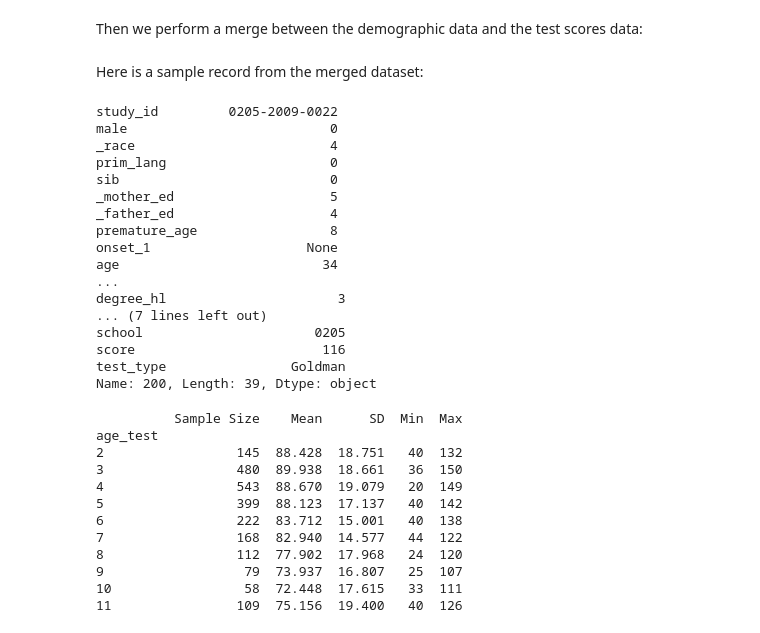
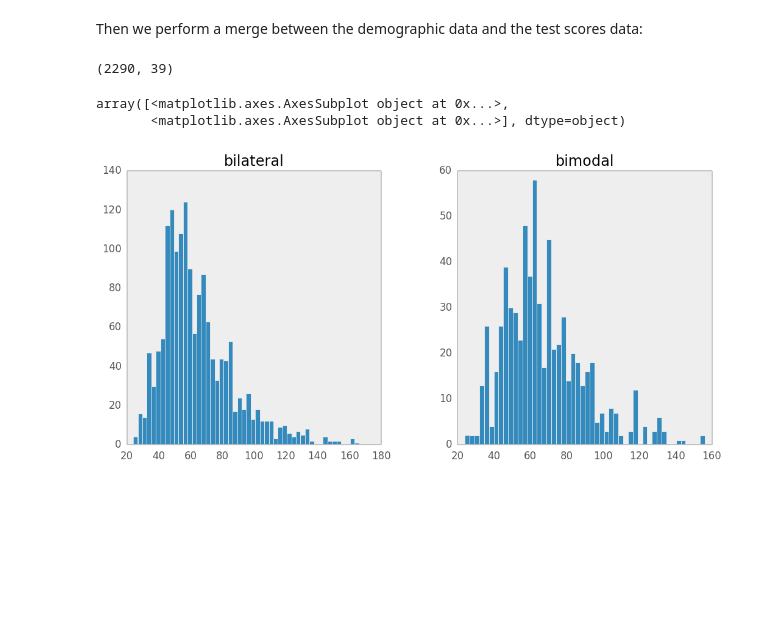
Before and after one commit to fonnesbeck/bimodal-bilateral, a Jupyter notebook: Bimodal-bilateral Analysis.ipynb, the cells around one changed output. Cells and saved outputs as stored; diff of their text form; code cells hidden in the pictures; blank space fills up the shorter version.

```diff
--- a/Bimodal-bilateral Analysis.ipynb
+++ b/Bimodal-bilateral Analysis.ipynb
@@ -402,3 +389,2 @@ Total number of implant technologies:
 # %%
-demographic["implants"] = demographic.cochlear + demographic.hearing_aid + demographic.baha
-demographic.implants.value_counts()
+demographic = demographic[demographic.bilateral | demographic.bimodal]
@@ -412,12 +390,0 @@ Create indicators for interaction terms between technologies:
-# %%
-demographic["implant_category"] = None
-demographic.implant_category[(demographic.cochlear==1) & (demographic.hearing_aid==0) & (demographic.baha==0)] = 0
-demographic.implant_category[(demographic.cochlear==0) & (demographic.hearing_aid==1) & (demographic.baha==0)] = 1
-demographic.implant_category[(demographic.cochlear==0) & (demographic.hearing_aid==0) & (demographic.baha==1)] = 2
-demographic.implant_category[(demographic.cochlear==2) & (demographic.hearing_aid==0) & (demographic.baha==0)] = 3
-demographic.implant_category[(demographic.cochlear==1) & (demographic.hearing_aid==1) & (demographic.baha==0)] = 4
-demographic.implant_category[(demographic.cochlear==1) & (demographic.hearing_aid==0) & (demographic.baha==1)] = 5
-demographic.implant_category[(demographic.cochlear==0) & (demographic.hearing_aid==2) & (demographic.baha==0)] = 6
-demographic.implant_category[(demographic.cochlear==0) & (demographic.hearing_aid==1) & (demographic.baha==1)] = 7
-demographic.implant_category[(demographic.cochlear==0) & (demographic.hearing_aid==0) & (demographic.baha==2)] = 8
-demographic.implant_category.value_counts()
@@ -437,7 +390,0 @@ Age at amplification:
-# %%
-amp_ages = ["Birth-3 months", "4 months - 6 months", "7 months - 9 months", "10 months- 12 months",
-"13 months - 18 months", "19 months - 24 months", "2 years 1 day - 3 years",
-"3 years 1 day - 4 years", "4 years 1 day - 5 years", "5 years 1 day - 6 years", "6 years"]
-
-demographic.age_amp[demographic.age_amp==11] = None
-print("There are {0} null values for age_amp".format(sum(demographic.age_amp.isnull())))
@@ -466,3 +391,5 @@ dtypes: float64(23), object(11)
+# %%
+demographic['type'] = np.where(demographic.bilateral, 'bilateral', 'bimodal')
 # %% [markdown]
 ## Cleaning expressive vocabulary dataset
 
@@ -580,26 +507,14 @@ Then we perform a merge between the demographic data and the test scores data:
 # %%
 lsl_dr = pd.merge(demographic, test_scores, on="study_id")
 lsl_dr = lsl_dr[lsl_dr.score.notnull() & lsl_dr.sib.notnull() & lsl_dr.race.notnull() & lsl_dr.age.notnull()]
-# %% [markdown]
-Here is a sample record from the merged dataset:
-# %%
-lsl_dr.ix[200]
-# %% [output]
-study_id         0205-2009-0022
-male                          0
-_race                         4
-prim_lang                     0
-sib                           0
-_mother_ed                    5
-_father_ed                    4
-premature_age                 8
-onset_1                    None
-age                          34
-...
-degree_hl                      3
-... (7 lines left out)
-school                      0205
-score                        116
-test_type                Goldman
-Name: 200, Length: 39, Dtype: object
+# %%
+lsl_dr.shape
+# %% [output]
+(2290, 39)
+# %%
+lsl_dr.hist(column='age_test', by=lsl_dr.type)
+# %% [output]
+array([<matplotlib.axes.AxesSubplot object at 0x...>,
+       <matplotlib.axes.AxesSubplot object at 0x...>], dtype=object)
+[figure, added]
 # %%
@@ -617,19 +532,3 @@ def score_summary(domain):
     summary = pd.DataFrame({'Sample Size':n, 'Mean':mean,
     'SD':sd, 'Min':min, 'Max':max})
     return summary[['Sample Size','Mean','SD','Min','Max']]
-# %%
-receptive_summary = score_summary("Receptive Vocabulary")
-receptive_summary
-# %% [output]
-          Sample Size    Mean      SD  Min  Max
-age_test
-2                 145  88.428  18.751   40  132
-3                 480  89.938  18.661   36  150
-4                 543  88.670  19.079   20  149
-5                 399  88.123  17.137   40  142
-6                 222  83.712  15.001   40  138
-7                 168  82.940  14.577   44  122
-8                 112  77.902  17.968   24  120
-9                  79  73.937  16.807   25  107
-10                 58  72.448  17.615   33  111
-11                109  75.156  19.400   40  126
```
Also changed, not shown: parts of 45 cells of this notebook.
